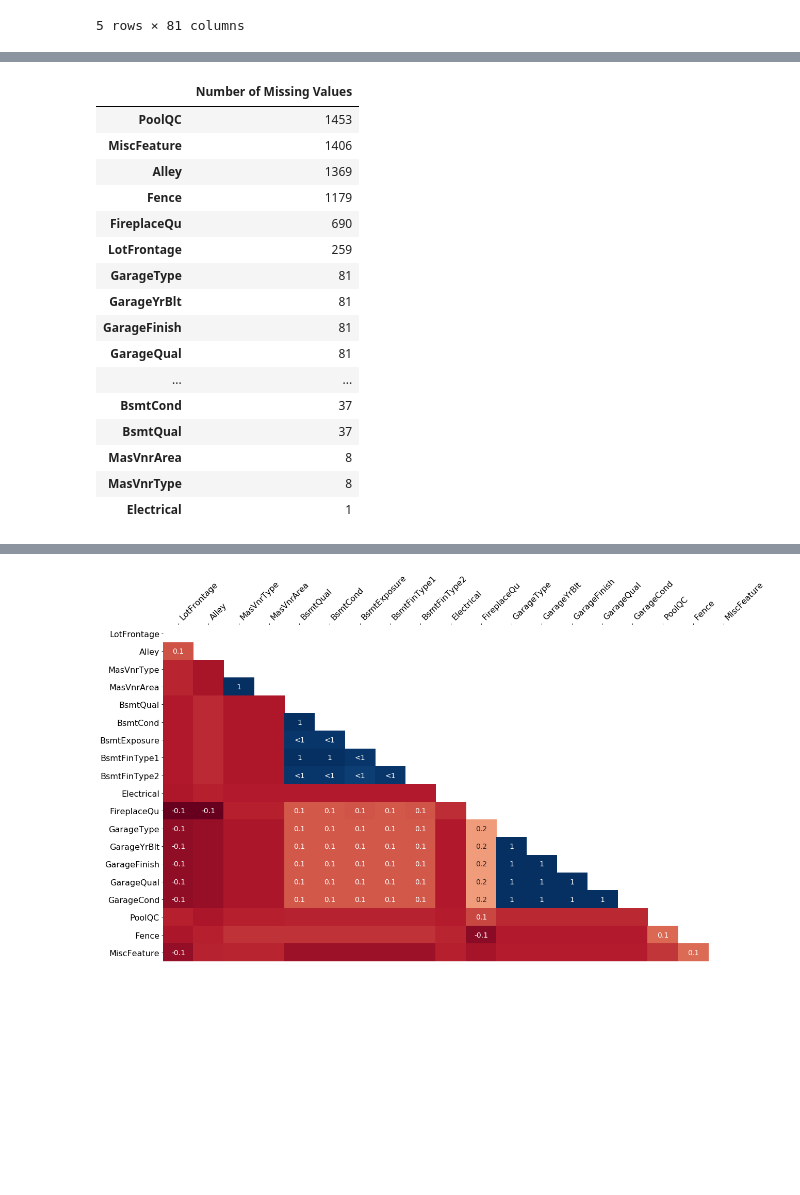
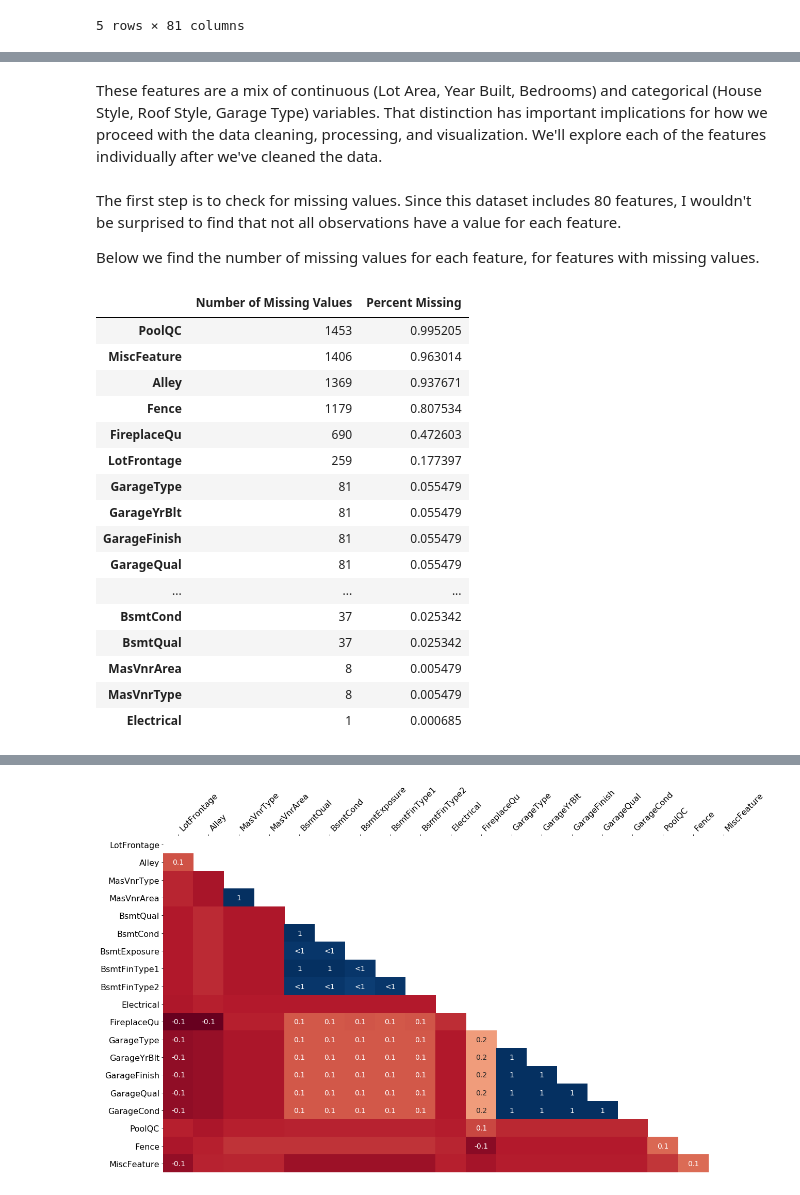
Before and after one commit to erikgregorywebb/machine-learning, a Jupyter notebook: Homework-2.ipynb, the cells around one changed output, grey strips where cells are left out. Cells and saved outputs as stored; diff of their text form; code cells hidden in the pictures; blank space fills up the shorter version.

```diff
--- a/Homework-2.ipynb
+++ b/Homework-2.ipynb
@@ -34,24 +174,34 @@ train.head()
+# %% [markdown]
+These features are a mix of continuous (Lot Area, Year Built, Bedrooms) and categorical (House Style, Roof Style, Garage Type) variables.  That distinction  has important implications for how we proceed with the data cleaning, processing, and visualization. We'll explore each of the features individually after we've cleaned the data.
+# %% [markdown]
+The first step is to check for missing values. Since this dataset includes 80 features, I wouldn't be surprised to find that not all observations have a value for each feature.
+
+Below we find the number of missing values for each feature, for features with missing values.
 # %%
+# Find the number of missing values for each feature, including only those greater than 0.
 missing_values = pd.DataFrame(train.isnull().sum())
-missing_values = missing_values[(missing_values >0).any(axis=1)]
+missing_values = missing_values[(missing_values > 0).any(axis=1)]
+
+# Sort the values in ascending order.
 missing_values = missing_values.sort_values(by = 0, ascending = False)
 missing_values.columns = ['Number of Missing Values']
+missing_values['Percent Missing'] = missing_values['Number of Missing Values']/len(train)
 missing_values
 # %% [output]
-|  | Number of Missing Values |
-| PoolQC | 1453 |
-| MiscFeature | 1406 |
-| Alley | 1369 |
-| Fence | 1179 |
-| FireplaceQu | 690 |
-| LotFrontage | 259 |
-| GarageType | 81 |
-| GarageYrBlt | 81 |
-| GarageFinish | 81 |
-| GarageQual | 81 |
-| ... | ... |
-| BsmtCond | 37 |
-| BsmtQual | 37 |
-| MasVnrArea | 8 |
-| MasVnrType | 8 |
-| Electrical | 1 |
+|  | Number of Missing Values | Percent Missing |
+| PoolQC | 1453 | 0.995205 |
+| MiscFeature | 1406 | 0.963014 |
+| Alley | 1369 | 0.937671 |
+| Fence | 1179 | 0.807534 |
+| FireplaceQu | 690 | 0.472603 |
+| LotFrontage | 259 | 0.177397 |
+| GarageType | 81 | 0.055479 |
+| GarageYrBlt | 81 | 0.055479 |
+| GarageFinish | 81 | 0.055479 |
+| GarageQual | 81 | 0.055479 |
+| ... | ... | ... |
+| BsmtCond | 37 | 0.025342 |
+| BsmtQual | 37 | 0.025342 |
+| MasVnrArea | 8 | 0.005479 |
+| MasVnrType | 8 | 0.005479 |
+| Electrical | 1 | 0.000685 |
```
Also changed, not shown: parts of 74 cells of this notebook.
